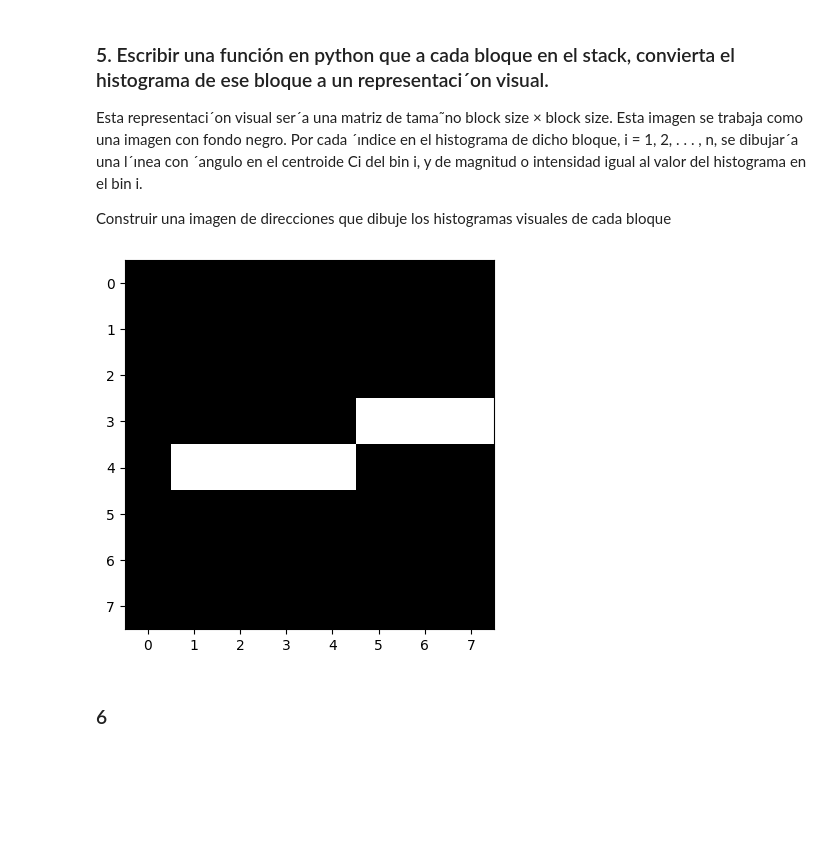
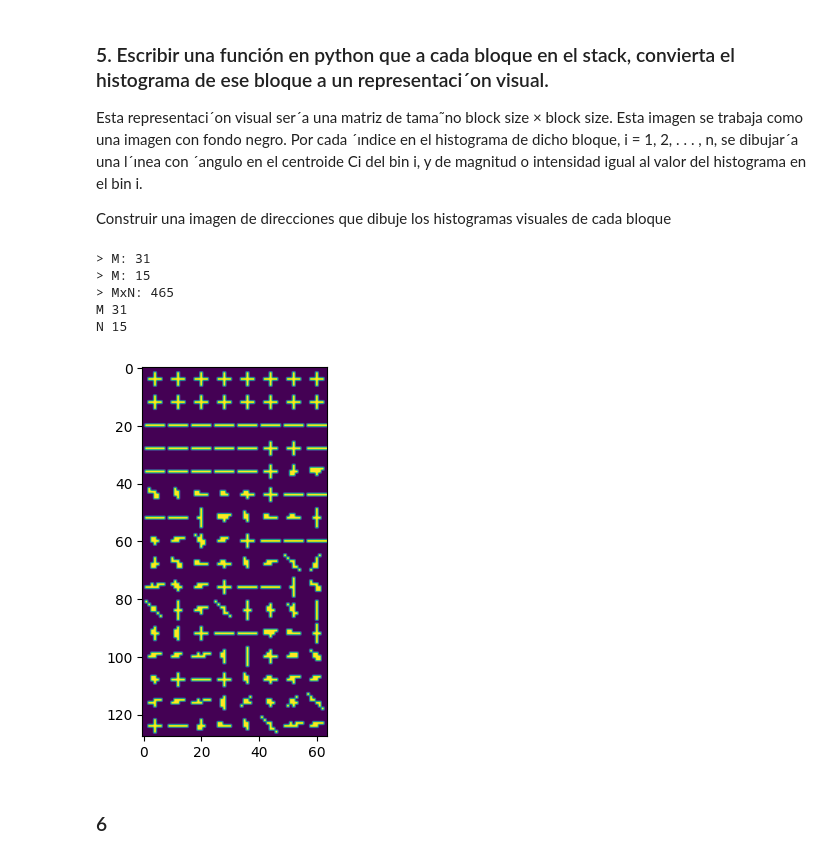
Before and after one commit to Diego-CB/Lab2-VC, a Jupyter notebook: Lab02.ipynb, the cells around one changed output. Cells and saved outputs as stored; diff of their text form; code cells hidden in the pictures; blank space fills up the shorter version.

```diff
--- a/Lab02.ipynb
+++ b/Lab02.ipynb
@@ -119,12 +119,15 @@ arrays de tama˜no M N ×block size × block size, uno para la magnitud y otros
 def build_stack(magnitude, angle, block_size):
     rows, cols = magnitude.shape
     stride = block_size // 2
-    num_blocks_rows = (rows - block_size) // stride + 1
-    num_blocks_cols = (cols - block_size) // stride + 1
+    M = rows // stride - 1
+    N = cols // stride - 1
+    print('> M:', M)
+    print('> M:', N)
+    print('> MxN:', M*N)
 
     # Inicializar los stacks de bloques
-    magnitude_stack = np.zeros((num_blocks_rows * num_blocks_cols, block_size, block_size))
-    angle_stack = np.zeros((num_blocks_rows * num_blocks_cols, block_size, block_size))
+    magnitude_stack = np.zeros((M * N, block_size, block_size))
+    angle_stack = np.zeros((M * N, block_size, block_size))
 
     # Construir los stacks de bloques
     block_index = 0
@@ -136,9 +139,9 @@ def build_stack(magnitude, angle, block_size):
             angle_stack[block_index] = angle_block
             block_index += 1
 
-    return magnitude_stack, angle_stack
+    return magnitude_stack, angle_stack, M, N
 
-magnitude_stack, angle_stack = build_stack(magnitude, angle, 8)
+magnitude_stack, angle_stack, M, N = build_stack(magnitude, angle, 8)
 
 print(magnitude_stack.shape)
 print(angle_stack.shape)
@@ -154,21 +160,22 @@ bloque, debe calcularse un vector (numpy array de tama˜no n) donde se guardar´
 La salida de la funci´on debe ser un numpy array H de tama˜no M N × n con la informaci´on de los cada histograma. Los
 histogramas deber´an normalizarse utilizando la norma euclideana:
 # %%
-def build_gradient_histogram(magnitude_stack, angle_stack, n=9, epsilon=1e-10):
+def build_gradient_histogram(magnitude_stack, angle_stack, n=9, epsilon=1e-10, M=0, N=0):
     # Calcular los bordes de cada bin
     bin_edges = np.linspace(0, 180, n + 1)
-    bin_centers = (bin_edges[:-1] + bin_edges[1:]) / 2
+    # bin_centers = (bin_edges[:-1] + bin_edges[1:]) / 2
 
     # Inicializar el array H
-    M, N, _ = magnitude_stack.shape
+    print("M", M)
+    print("N", N)
     H = np.zeros((M * N, n))
 
     # Iterar sobre cada bloque en los stacks
     for i in range(M):
         for j in range(N):
             # Obtener el bloque de magnitud y ángulo
-            magnitude_block = magnitude_stack[i, j]
-            angle_block = angle_stack[i, j]
+            magnitude_block = magnitude_stack[i * j]
+            angle_block = angle_stack[i * j]
 
             # Calcular el histograma para el bloque
             histogram = np.histogram(angle_block, bins=bin_edges, weights=magnitude_block, density=False)[0]
@@ -179,4 +186,5 @@ def build_gradient_histogram(magnitude_stack, angle_stack, n=9, epsilon=1e-10):
 
     return H
 
-H = build_gradient_histogram(magnitude_stack, angle_stack, n=9)
+H = build_gradient_histogram(magnitude_stack, angle_stack, n=9, M=M, N=N)
+H.shape
@@ -221,12 +233,3 @@ def histogram_to_visual_representation(histogram, block_size):
         cv2.line(visual_representation, (start_x, start_y), (end_x, end_y), 255, 1)
 
     return visual_representation
-
-histogram = H[0] # Primer histograma
-block_size = 8 # Tamaño del bloque
-
-visual_representation = histogram_to_visual_representation(histogram, block_size)
-plt.imshow(visual_representation, cmap='gray')
-plt.show()
-# %% [output]
-[figure, removed]
@@ -233,2 +281,11 @@ plt.show()
+# %%
+completePiPeline('./person.png', 1, 8, 9)
+# %% [output]
+> M: 31
+> M: 15
+> MxN: 465
+M 31
+N 15
+[figure, added]
 # %% [markdown]
 ### 6
```
Also changed, not shown: parts of 6 cells of this notebook.
